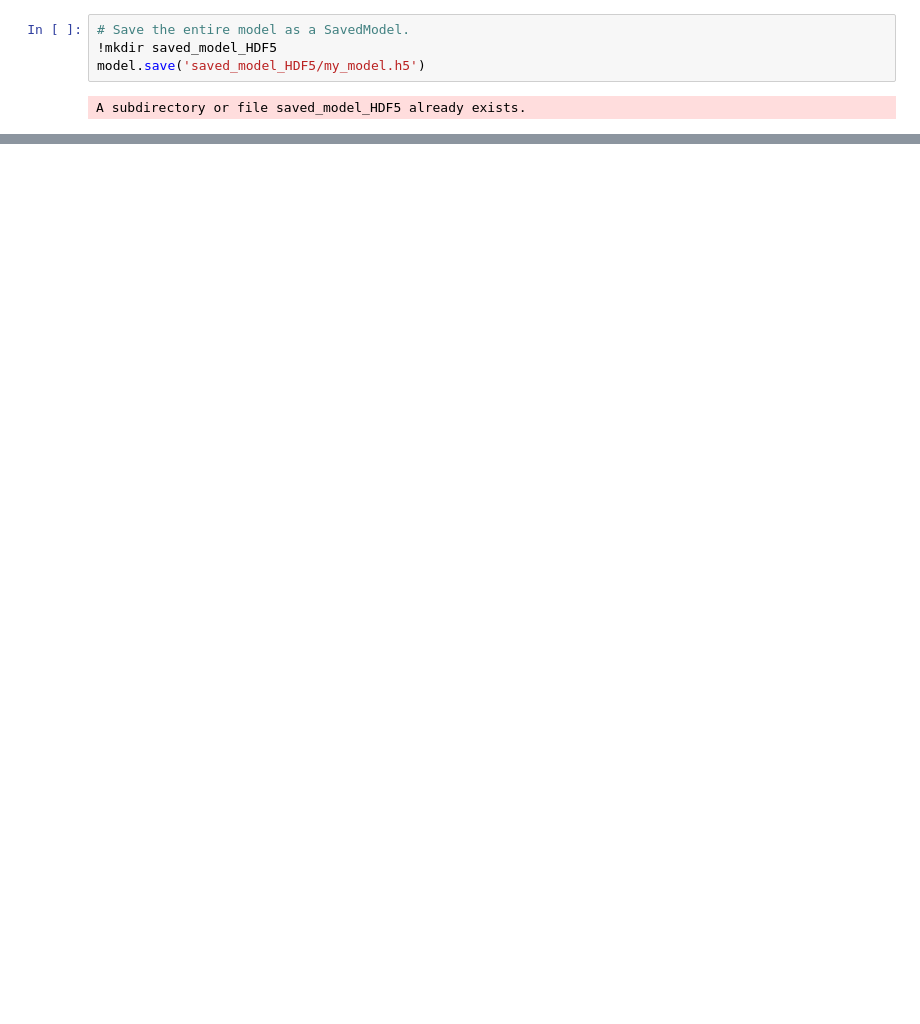
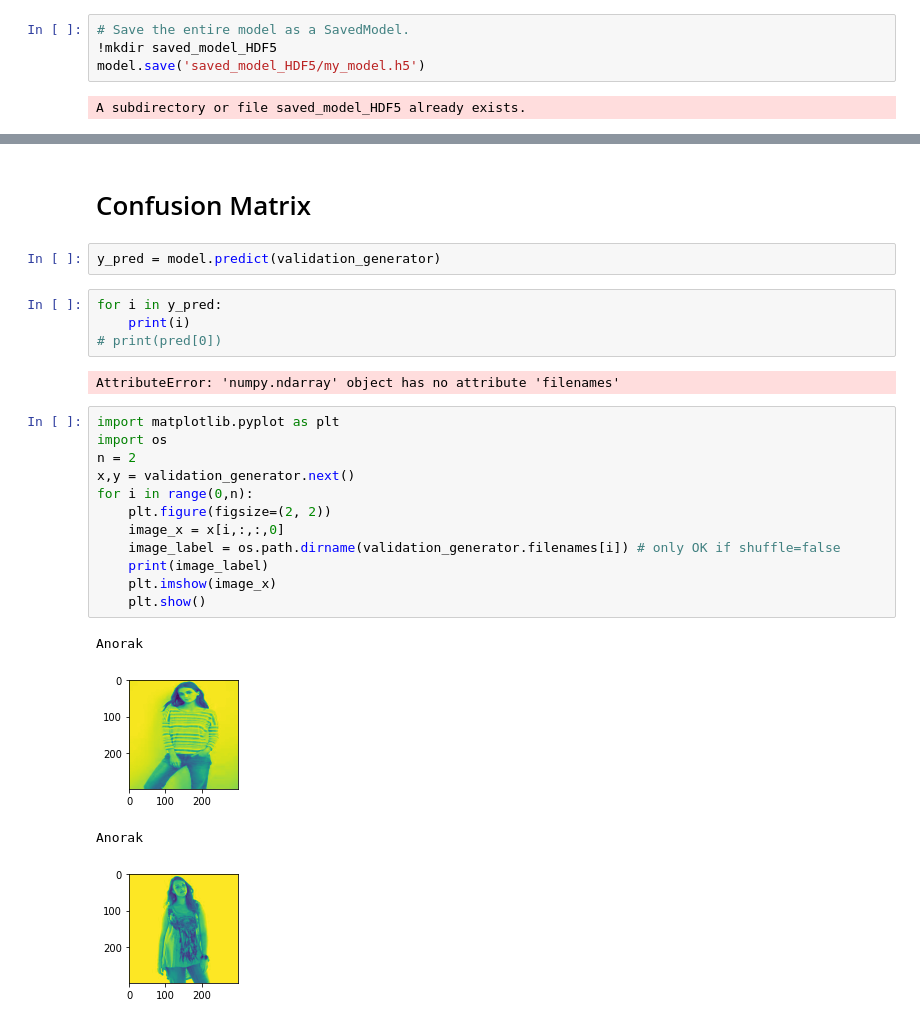
Before and after one commit to AlmariTeam/MachineLearning, a Jupyter notebook: model.ipynb, the cells around one changed output, grey strips where cells are left out. Drawn from its saved outputs; the diff is of its cells as text; blank space fills up the shorter version.

```diff
--- a/model.ipynb
+++ b/model.ipynb
@@ -309,0 +474,27 @@ _________________________________________________________________
+# %% [markdown]
+# Confusion Matrix
+# %%
+y_pred = model.predict(validation_generator)
+# %%
+for i in y_pred:
+    print(i)
+# print(pred[0])
+# %% [output]
+AttributeError: 'numpy.ndarray' object has no attribute 'filenames'
+# %%
+import matplotlib.pyplot as plt
+import os
+n = 2
+x,y = validation_generator.next()
+for i in range(0,n):
+    plt.figure(figsize=(2, 2))
+    image_x = x[i,:,:,0]
+    image_label = os.path.dirname(validation_generator.filenames[i]) # only OK if shuffle=false
+    print(image_label)
+    plt.imshow(image_x)
+    plt.show()
+# %% [output]
+Anorak
+[figure, added]
+Anorak
+[figure, added]
```
Also changed, not shown: parts of 29 cells of this notebook.
